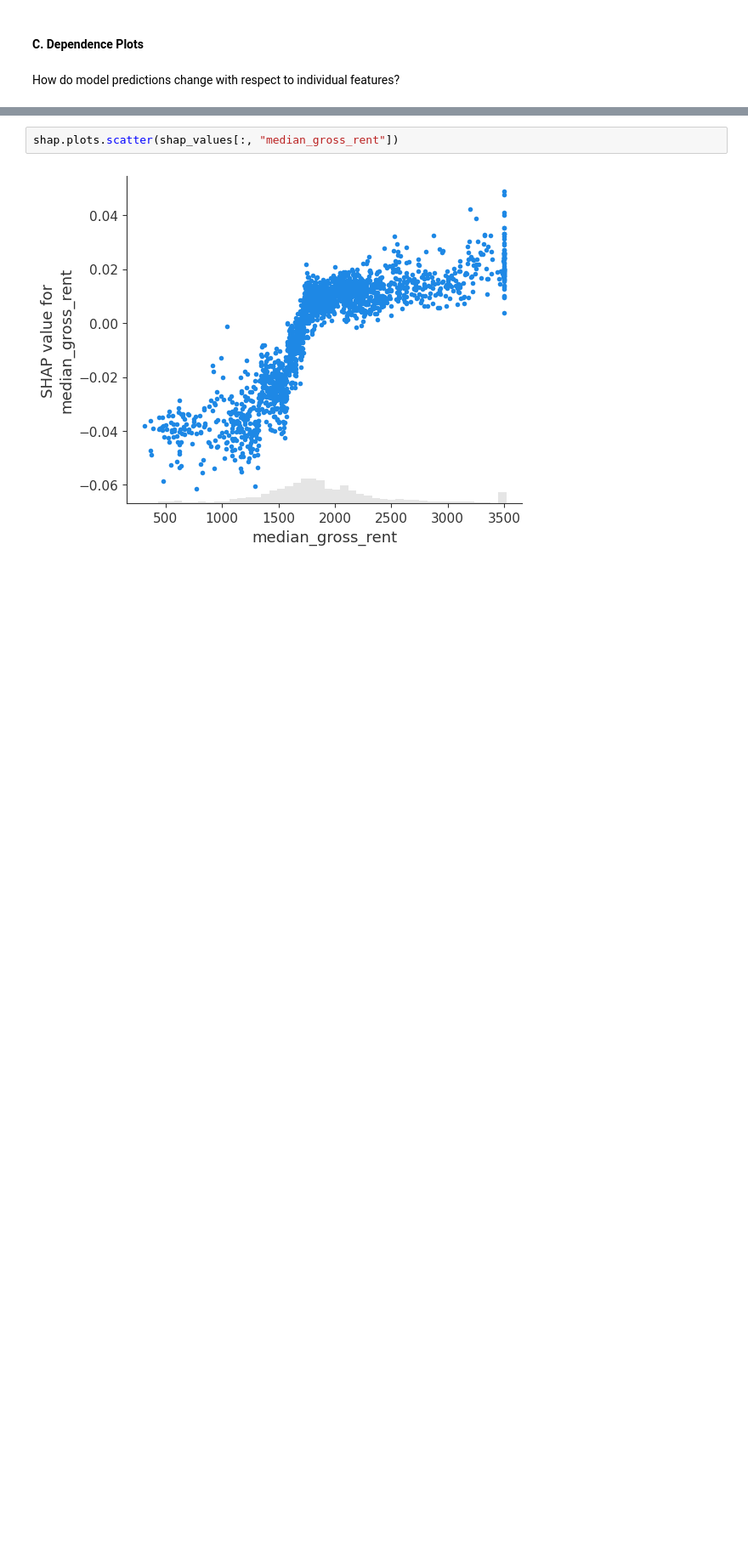
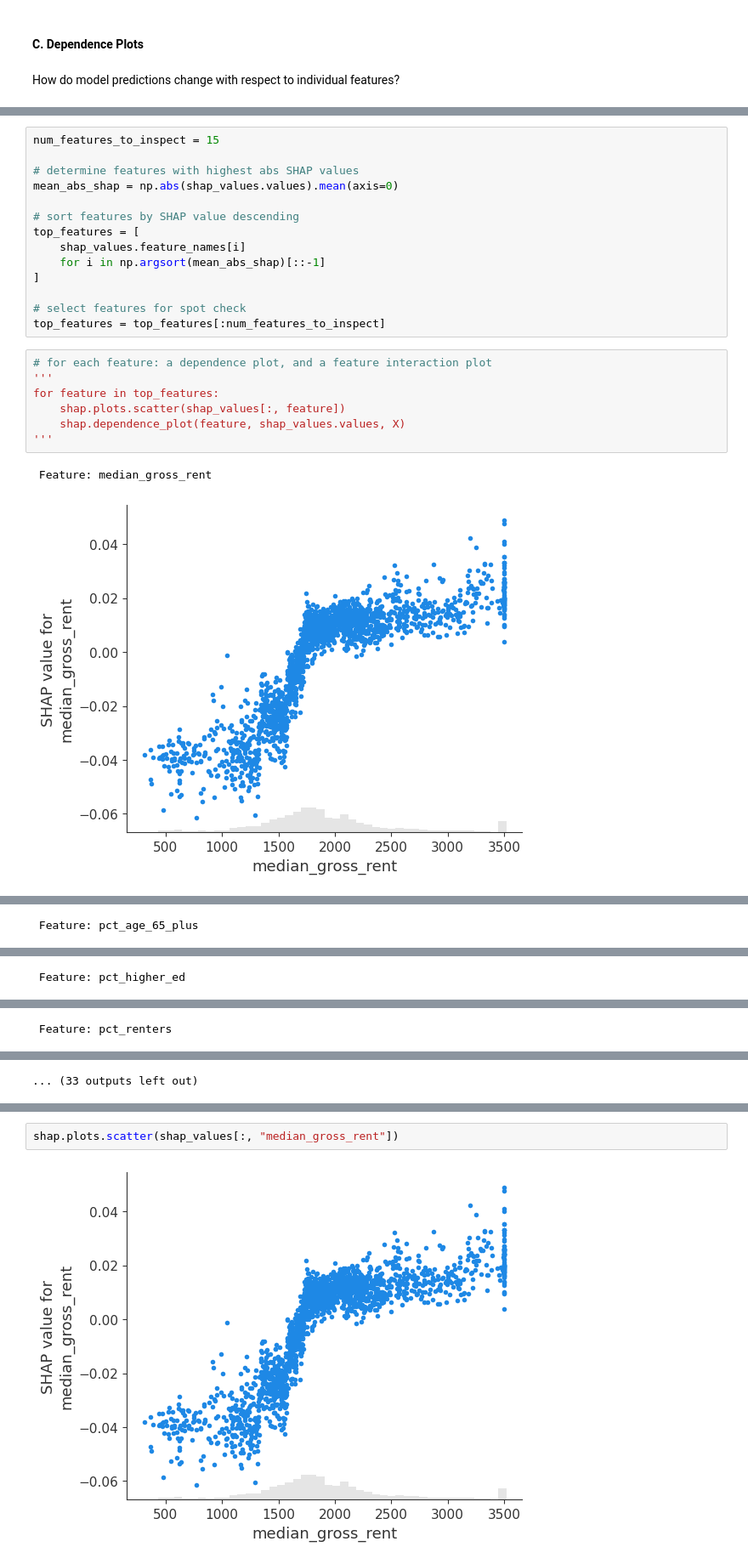
Before and after one commit to yousefja/nori, a Jupyter notebook: notebooks/13_econ_mobility_shap.ipynb, the cells around one changed output, grey strips where cells are left out. Shown at 85% size. Cells and saved outputs as stored; diff of their text form; blank space fills up the shorter version.

```diff
--- a/notebooks/13_econ_mobility_shap.ipynb
+++ b/notebooks/13_econ_mobility_shap.ipynb
@@ -99,0 +101,24 @@ In this section, we take a closer look at
+# %%
+num_features_to_inspect = 15
+
+# determine features with highest abs SHAP values
+mean_abs_shap = np.abs(shap_values.values).mean(axis=0)
+
+# sort features by SHAP value descending
+top_features = [
+    shap_values.feature_names[i]
+    for i in np.argsort(mean_abs_shap)[::-1]
+]
+
+# select features for spot check
+top_features = top_features[:num_features_to_inspect]
+# %%
+# for each feature: a dependence plot, and a feature interaction plot
+'''
+for feature in top_features:
+    shap.plots.scatter(shap_values[:, feature])
+    shap.dependence_plot(feature, shap_values.values, X)
+'''
+# %% [output]
+ Feature: median_gross_rent
+[figure, added]
@@ -99,0 +126 @@ In this section, we take a closer look at
+ Feature: pct_age_65_plus
@@ -99,0 +129 @@ In this section, we take a closer look at
+ Feature: pct_higher_ed
@@ -99,0 +132 @@ In this section, we take a closer look at
+ Feature: pct_renters
@@ -99,0 +135 @@ In this section, we take a closer look at
+... (33 outputs left out)
```
Also changed, not shown: parts of 14 cells of this notebook, 4 other files.
